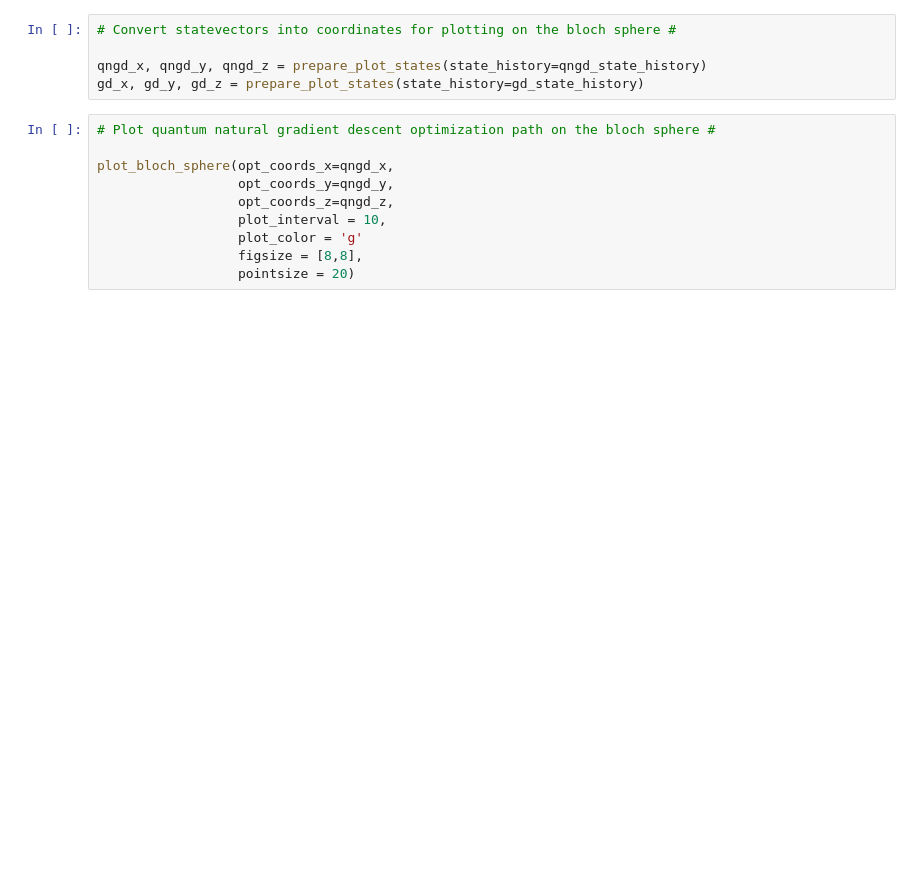
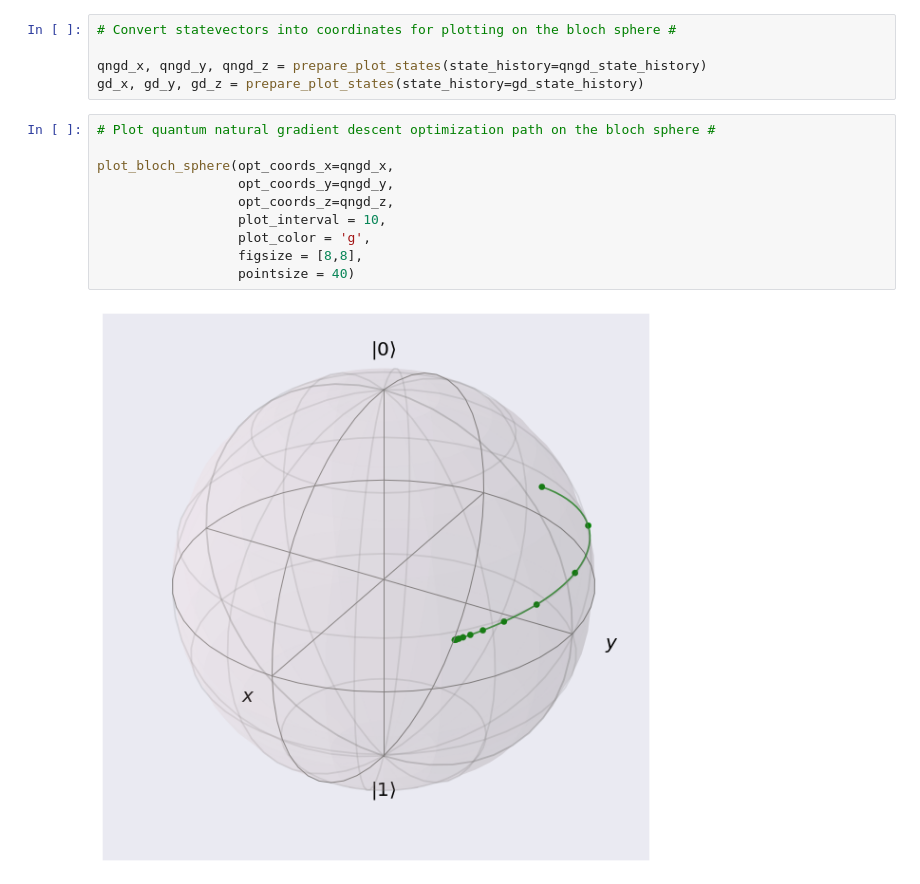
Before and after one commit to hsim13372/quantum_natural_gradient, a Jupyter notebook: single_qubit_vqe/qng_single_qubit.ipynb, the cells around one changed output. Drawn from its saved outputs; the diff is of its cells as text; blank space fills up the shorter version.

Commit message:
modify plot function for bloch sphere

```diff
--- a/single_qubit_vqe/qng_single_qubit.ipynb
+++ b/single_qubit_vqe/qng_single_qubit.ipynb
@@ -84,13 +119,15 @@ gd_x, gd_y, gd_z = prepare_plot_states(state_history=gd_state_history)
 # %%
 # Plot quantum natural gradient descent optimization path on the bloch sphere #
 
 plot_bloch_sphere(opt_coords_x=qngd_x,
                   opt_coords_y=qngd_y,
                   opt_coords_z=qngd_z,
                   plot_interval = 10,
-                  plot_color = 'g'
+                  plot_color = 'g',
                   figsize = [8,8],
-                  pointsize = 20)
+                  pointsize = 40)
+# %% [output]
+[figure, added]
 # %%
 # Plot vanilla gradient descent optimization path on the bloch sphere #
 
```
Also changed, not shown: parts of 5 cells of this notebook.
